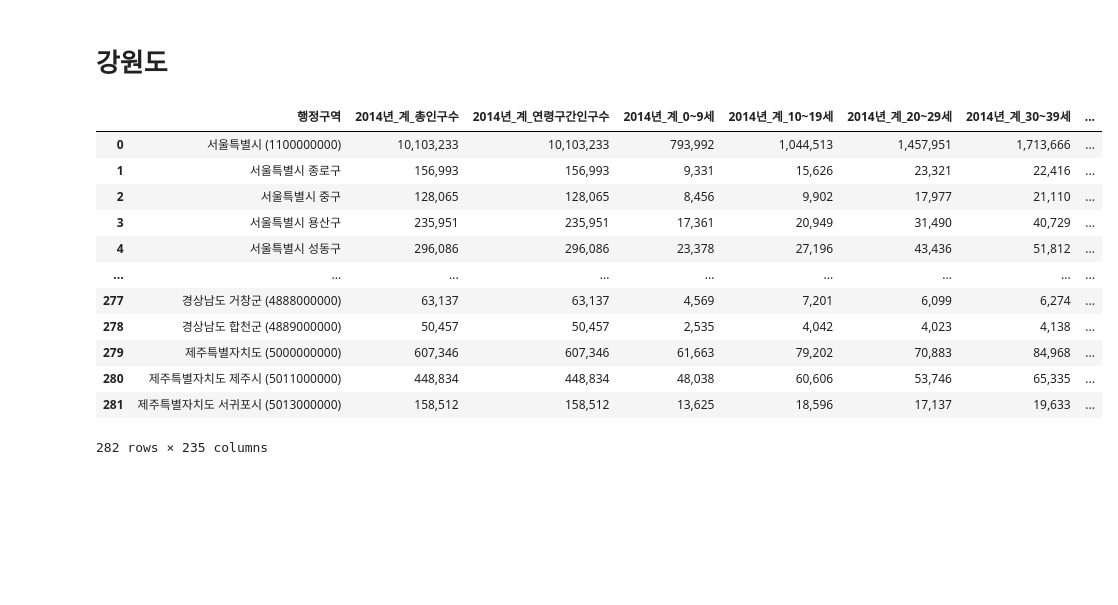
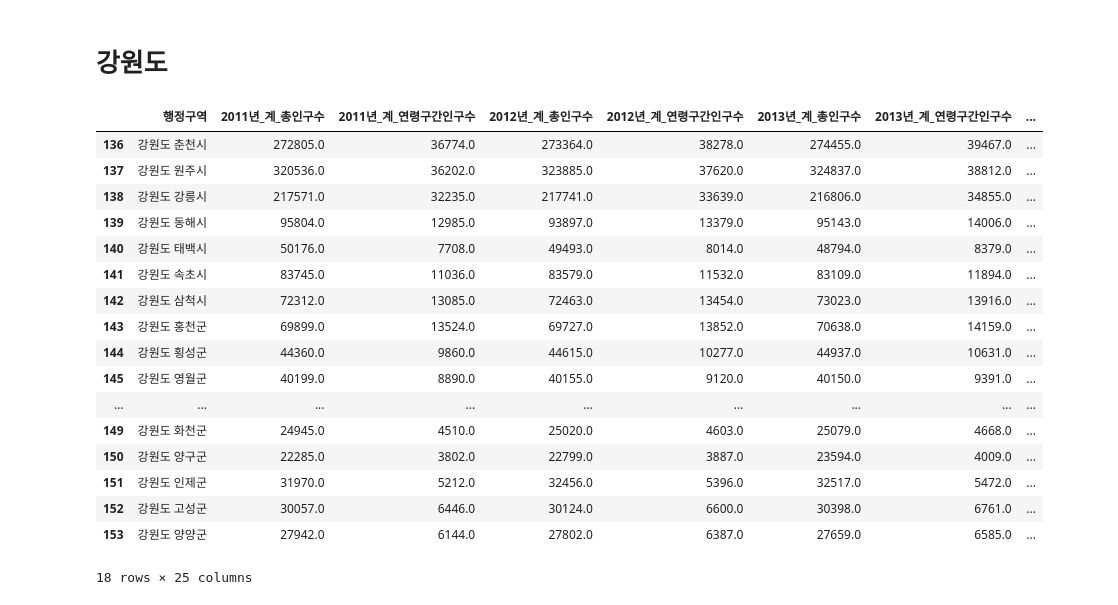
Before and after one commit to park-seonju/dataminingPJ, a Jupyter notebook: datamining PJ.ipynb, the cells around one changed output. Saved outputs shown, nothing was run; the diff lists cells and outputs as text; code cells hidden in the pictures; blank space fills up the shorter version.

```diff
--- a/datamining PJ.ipynb
+++ b/datamining PJ.ipynb
@@ -157,19 +157,26 @@ m.save('서울비율.html')
 # %% [markdown]
 <h1>강원도</h1>
 # %%
-kangdf=pd.read_csv('.csv', encoding='CP949')
-kangdf
+kangdf=pd.read_csv('201112_202001_연령별인구현황_연간.csv', encoding='CP949')
+df=kangdf[kangdf['행정구역'].str.contains("강원도")]
+강원도=df.drop(135)
+강원도
 # %% [output]
-|  | 행정구역 | 2014년_계_총인구수 | 2014년_계_연령구간인구수 | 2014년_계_0~9세 | 2014년_계_10~19세 | 2014년_계_20~29세 | 2014년_계_30~39세 | ... |
-| 0 | 서울특별시 (1100000000) | 10,103,233 | 10,103,233 | 793,992 | 1,044,513 | 1,457,951 | 1,713,666 | ... |
-| 1 | 서울특별시 종로구 | 156,993 | 156,993 | 9,331 | 15,626 | 23,321 | 22,416 | ... |
-| 2 | 서울특별시 중구 | 128,065 | 128,065 | 8,456 | 9,902 | 17,977 | 21,110 | ... |
-| 3 | 서울특별시 용산구 | 235,951 | 235,951 | 17,361 | 20,949 | 31,490 | 40,729 | ... |
-| 4 | 서울특별시 성동구 | 296,086 | 296,086 | 23,378 | 27,196 | 43,436 | 51,812 | ... |
+|  | 행정구역 | 2011년_계_총인구수 | 2011년_계_연령구간인구수 | 2012년_계_총인구수 | 2012년_계_연령구간인구수 | 2013년_계_총인구수 | 2013년_계_연령구간인구수 | ... |
+| 136 | 강원도 춘천시 | 272805.0 | 36774.0 | 273364.0 | 38278.0 | 274455.0 | 39467.0 | ... |
+| 137 | 강원도 원주시 | 320536.0 | 36202.0 | 323885.0 | 37620.0 | 324837.0 | 38812.0 | ... |
+| 138 | 강원도 강릉시 | 217571.0 | 32235.0 | 217741.0 | 33639.0 | 216806.0 | 34855.0 | ... |
+| 139 | 강원도 동해시 | 95804.0 | 12985.0 | 93897.0 | 13379.0 | 95143.0 | 14006.0 | ... |
+| 140 | 강원도 태백시 | 50176.0 | 7708.0 | 49493.0 | 8014.0 | 48794.0 | 8379.0 | ... |
+| 141 | 강원도 속초시 | 83745.0 | 11036.0 | 83579.0 | 11532.0 | 83109.0 | 11894.0 | ... |
+| 142 | 강원도 삼척시 | 72312.0 | 13085.0 | 72463.0 | 13454.0 | 73023.0 | 13916.0 | ... |
+| 143 | 강원도 홍천군 | 69899.0 | 13524.0 | 69727.0 | 13852.0 | 70638.0 | 14159.0 | ... |
+| 144 | 강원도 횡성군 | 44360.0 | 9860.0 | 44615.0 | 10277.0 | 44937.0 | 10631.0 | ... |
+| 145 | 강원도 영월군 | 40199.0 | 8890.0 | 40155.0 | 9120.0 | 40150.0 | 9391.0 | ... |
 | ... | ... | ... | ... | ... | ... | ... | ... | ... |
-| 277 | 경상남도 거창군 (4888000000) | 63,137 | 63,137 | 4,569 | 7,201 | 6,099 | 6,274 | ... |
-| 278 | 경상남도 합천군 (4889000000) | 50,457 | 50,457 | 2,535 | 4,042 | 4,023 | 4,138 | ... |
-| 279 | 제주특별자치도 (5000000000) | 607,346 | 607,346 | 61,663 | 79,202 | 70,883 | 84,968 | ... |
-| 280 | 제주특별자치도 제주시 (5011000000) | 448,834 | 448,834 | 48,038 | 60,606 | 53,746 | 65,335 | ... |
-| 281 | 제주특별자치도 서귀포시 (5013000000) | 158,512 | 158,512 | 13,625 | 18,596 | 17,137 | 19,633 | ... |
+| 149 | 강원도 화천군 | 24945.0 | 4510.0 | 25020.0 | 4603.0 | 25079.0 | 4668.0 | ... |
+| 150 | 강원도 양구군 | 22285.0 | 3802.0 | 22799.0 | 3887.0 | 23594.0 | 4009.0 | ... |
+| 151 | 강원도 인제군 | 31970.0 | 5212.0 | 32456.0 | 5396.0 | 32517.0 | 5472.0 | ... |
+| 152 | 강원도 고성군 | 30057.0 | 6446.0 | 30124.0 | 6600.0 | 30398.0 | 6761.0 | ... |
+| 153 | 강원도 양양군 | 27942.0 | 6144.0 | 27802.0 | 6387.0 | 27659.0 | 6585.0 | ... |
-282 rows × 235 columns
+18 rows × 25 columns
```
Also changed, not shown: parts of 4 cells of this notebook, 18 other files.
